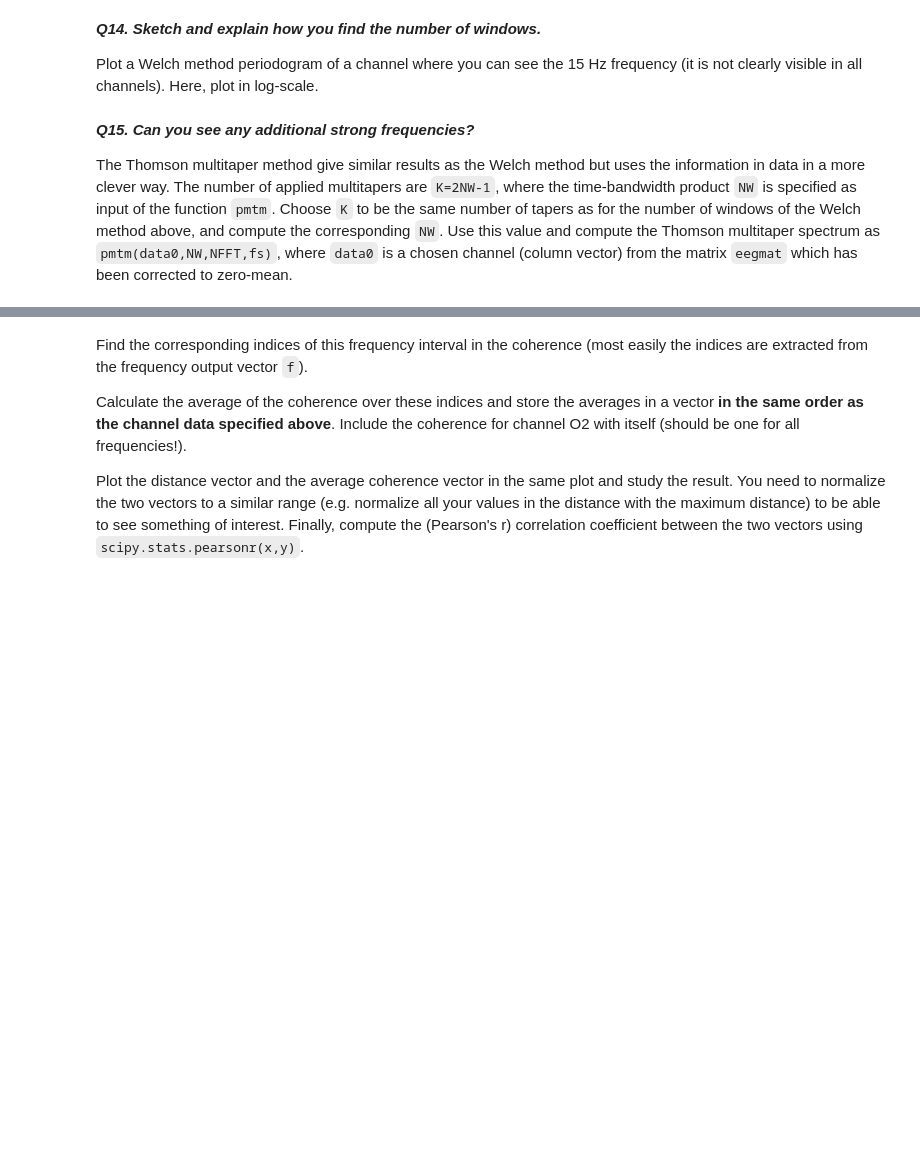
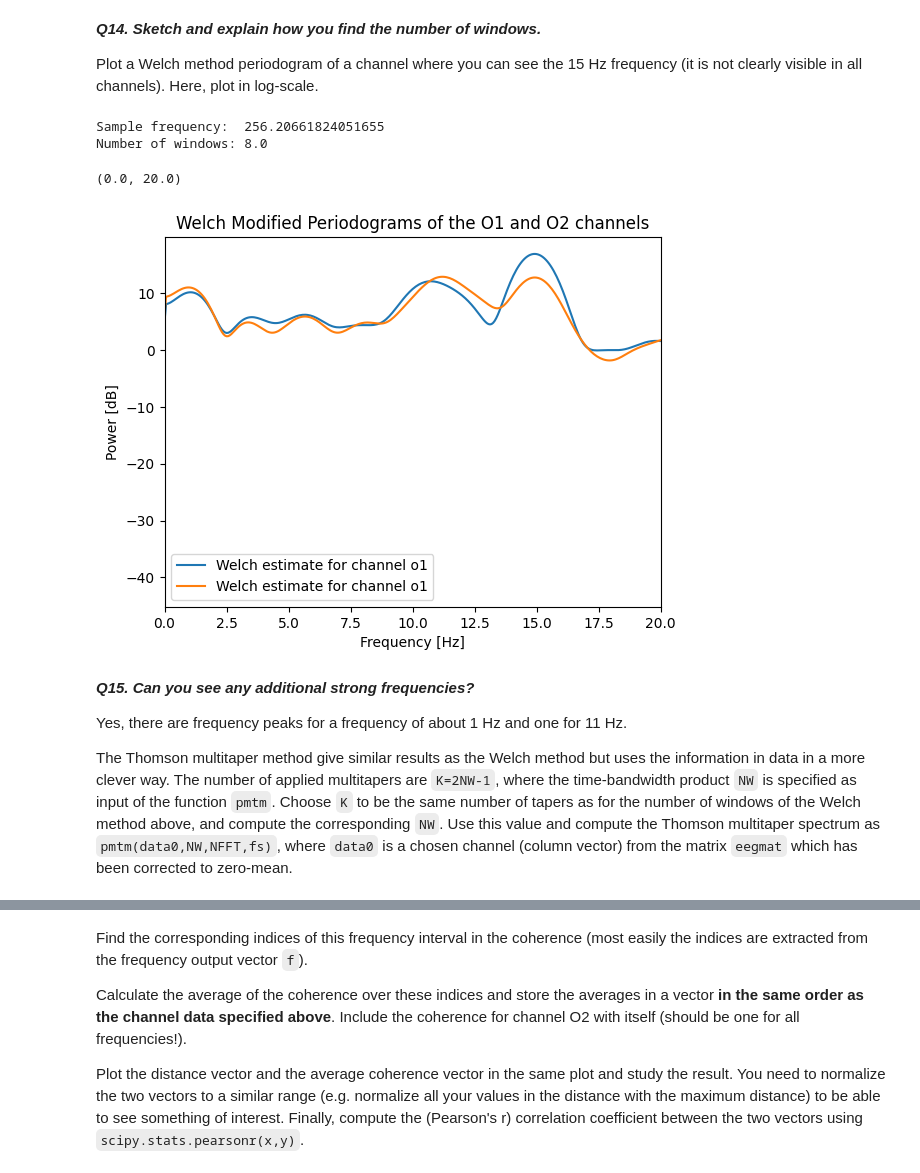
Before and after one commit to TheodorAT/StatStoch, a Jupyter notebook: labs_python_1/pythonLab3.ipynb, the cells around one changed output, grey strips where cells are left out. Drawn from its saved outputs; the diff is of its cells as text; code cells hidden in the pictures; blank space fills up the shorter version.

```diff
--- a/labs_python_1/pythonLab3.ipynb
+++ b/labs_python_1/pythonLab3.ipynb
@@ -420,4 +442,38 @@ Plot the data and make sure you can pick out a single channel as a column vector
+# %%
+o1_index = 8
+o2_index = 9
+nfft=4096
+
+o1_data = eegmulti[:, o1_index] - np.mean(eegmulti[:, o1_index])
+o2_data = eegmulti[:, o2_index] - np.mean(eegmulti[:, o2_index])
+
+number_of_samples = len(eegmulti[:, o1_index])
+sample_freq = number_of_samples/time[-1]
+print("Sample frequency: ", sample_freq)
+
+L = 256
+k = np.floor(2*number_of_samples/(L) - 1)
+print("Number of windows:", k)
+
+# Estimate with Welch method
+f_o1, P_o1 = scipy.signal.welch(o1_data, fs=fs, nfft=nfft, window='hann', nperseg=L, noverlap=L/2, axis=0)
+f_o2, P_o2 = scipy.signal.welch(o2_data, fs=fs, nfft=nfft, window='hann', nperseg=L, noverlap=L/2, axis=0)
+plt.plot(f_o1 ,10*np.log10(P_o1), label="Welch estimate for channel o1")
+plt.plot(f_o2 ,10*np.log10(P_o2), label="Welch estimate for channel o1")
+
+plt.xlabel("Frequency [Hz]")
+plt.ylabel("Power [dB]")
+plt.title("Welch Modified Periodograms of the O1 and O2 channels")
+plt.legend()
+plt.xlim([0, 20])
+# %% [output]
+Sample frequency:  256.20661824051655
+Number of windows: 8.0
+(0.0, 20.0)
+[figure, added]
 # %% [markdown]
 ***Q15. Can you see any additional strong frequencies?***
 
+Yes, there are frequency peaks for a frequency of about 1 Hz and one for 11 Hz.
+
 The Thomson multitaper method give similar results as the Welch method but uses the information in data in a more clever way. The number of applied multitapers are `K=2NW-1`, where the time-bandwidth product `NW` is specified as input of the function `pmtm`.  Choose `K` to be the same number of tapers as for the number of windows of the Welch method above, and compute the corresponding `NW`. Use this value and compute the Thomson multitaper spectrum as `pmtm(data0,NW,NFFT,fs)`, where `data0` is a chosen channel (column vector) from the matrix `eegmat` which has been corrected to zero-mean.
```
Also changed, not shown: parts of 25 cells of this notebook.
